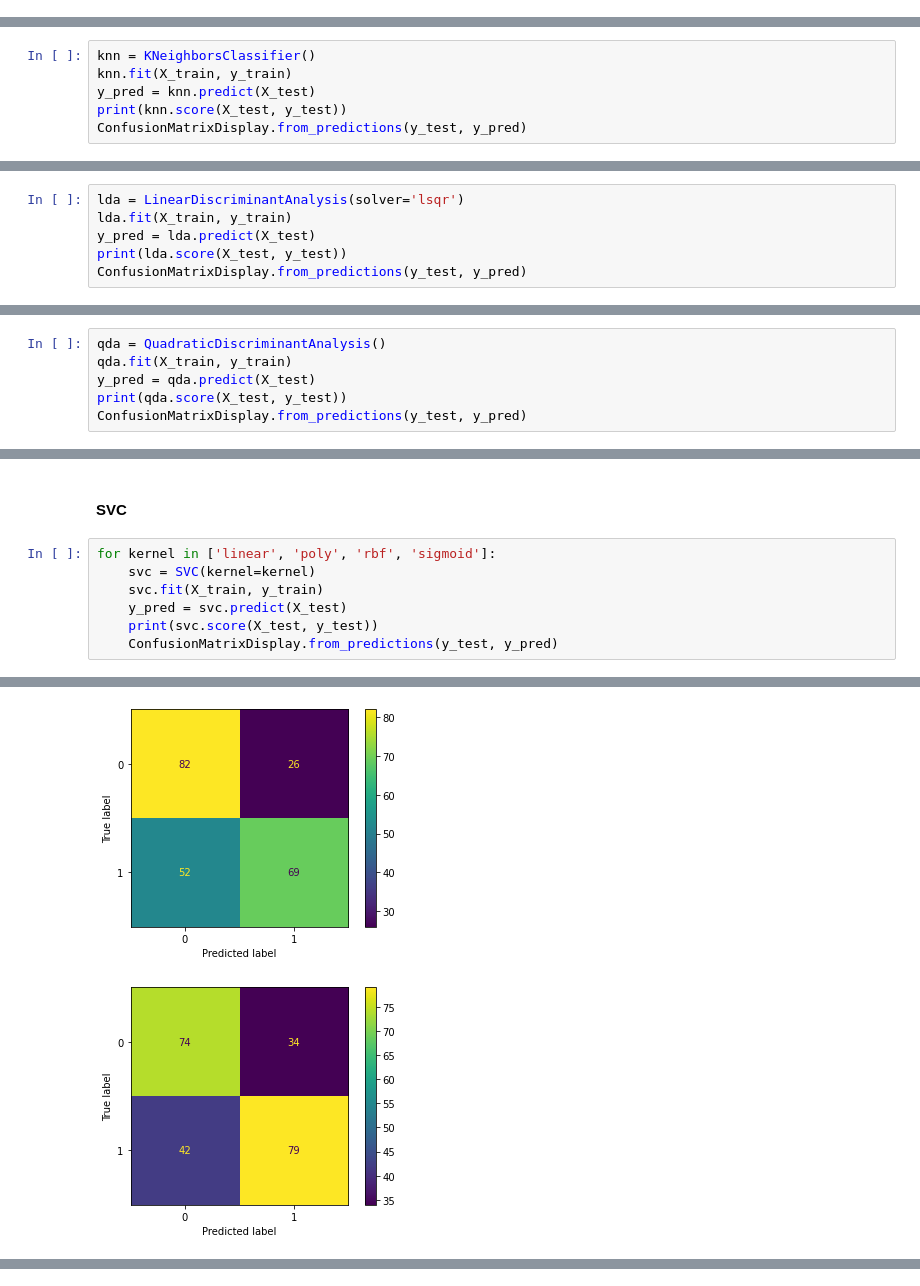
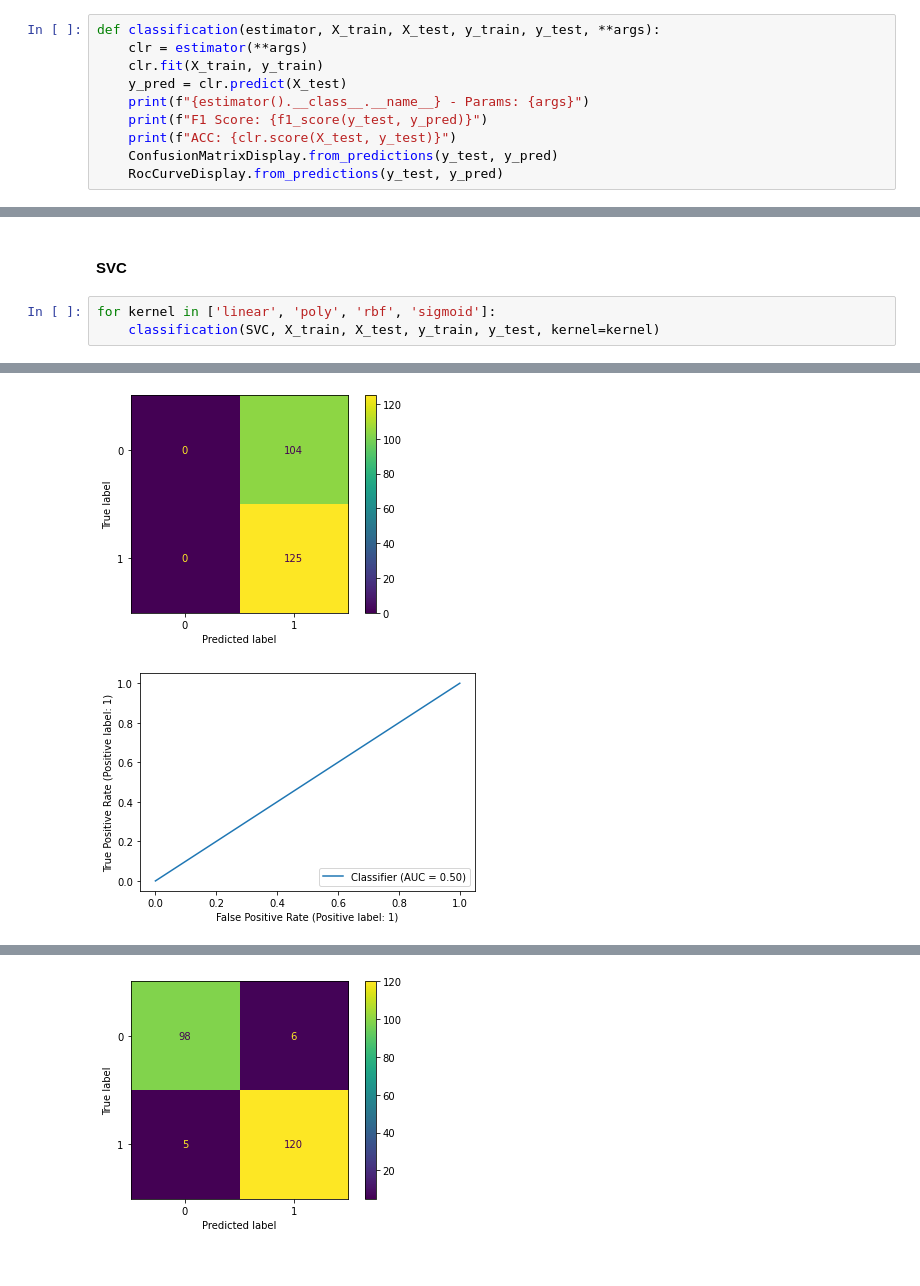
Before and after one commit to daterka/Use-of-machine-learning-methods-to-diagnose-schizophrenia-based-on-EEG-signal, a Jupyter notebook: Clean up version.ipynb, the cells around one changed output, grey strips where cells are left out. Saved outputs shown, nothing was run; the diff lists cells and outputs as text.

```diff
--- a/Clean up version.ipynb
+++ b/Clean up version.ipynb
@@ -172,10 +206,14 @@ X_test = sfs.transform(X_test)
 # %% [markdown]
 ## Classification
+# %%
+def classification(estimator, X_train, X_test, y_train, y_test, **args):
+    clr = estimator(**args)
+    clr.fit(X_train, y_train)
+    y_pred = clr.predict(X_test)
+    print(f"{estimator().__class__.__name__} - Params: {args}")
+    print(f"F1 Score: {f1_score(y_test, y_pred)}")
+    print(f"ACC: {clr.score(X_test, y_test)}")
+    ConfusionMatrixDisplay.from_predictions(y_test, y_pred)
+    RocCurveDisplay.from_predictions(y_test, y_pred)
 # %% [markdown]
 #### KNN
-# %%
-knn = KNeighborsClassifier()
-knn.fit(X_train, y_train)
-y_pred = knn.predict(X_test)
-print(knn.score(X_test, y_test))
-ConfusionMatrixDisplay.from_predictions(y_test, y_pred)
@@ -186,8 +228,2 @@ ConfusionMatrixDisplay.from_predictions(y_test, y_pred)
 # %% [markdown]
 #### LDA
-# %%
-lda = LinearDiscriminantAnalysis(solver='lsqr')
-lda.fit(X_train, y_train)
-y_pred = lda.predict(X_test)
-print(lda.score(X_test, y_test))
-ConfusionMatrixDisplay.from_predictions(y_test, y_pred)
@@ -198,8 +238,2 @@ ConfusionMatrixDisplay.from_predictions(y_test, y_pred)
 # %% [markdown]
 #### QDA
-# %%
-qda = QuadraticDiscriminantAnalysis()
-qda.fit(X_train, y_train)
-y_pred = qda.predict(X_test)
-print(qda.score(X_test, y_test))
-ConfusionMatrixDisplay.from_predictions(y_test, y_pred)
@@ -211,9 +249,5 @@ ConfusionMatrixDisplay.from_predictions(y_test, y_pred)
 #### SVC
 # %%
 for kernel in ['linear', 'poly', 'rbf', 'sigmoid']:
-    svc = SVC(kernel=kernel)
-    svc.fit(X_train, y_train)
-    y_pred = svc.predict(X_test)
-    print(svc.score(X_test, y_test))
-    ConfusionMatrixDisplay.from_predictions(y_test, y_pred)
+    classification(SVC, X_train, X_test, y_train, y_test, kernel=kernel)
 # %% [output]
@@ -224,2 +266,2 @@ for kernel in ['linear', 'poly', 'rbf', 'sigmoid']:
-[figure, old version]
+[figure, new version]
-[figure, old version]
+[figure, new version]
@@ -227,0 +270 @@ for kernel in ['linear', 'poly', 'rbf', 'sigmoid']:
+[figure, added]
```
Also changed, not shown: parts of 50 cells of this notebook.
